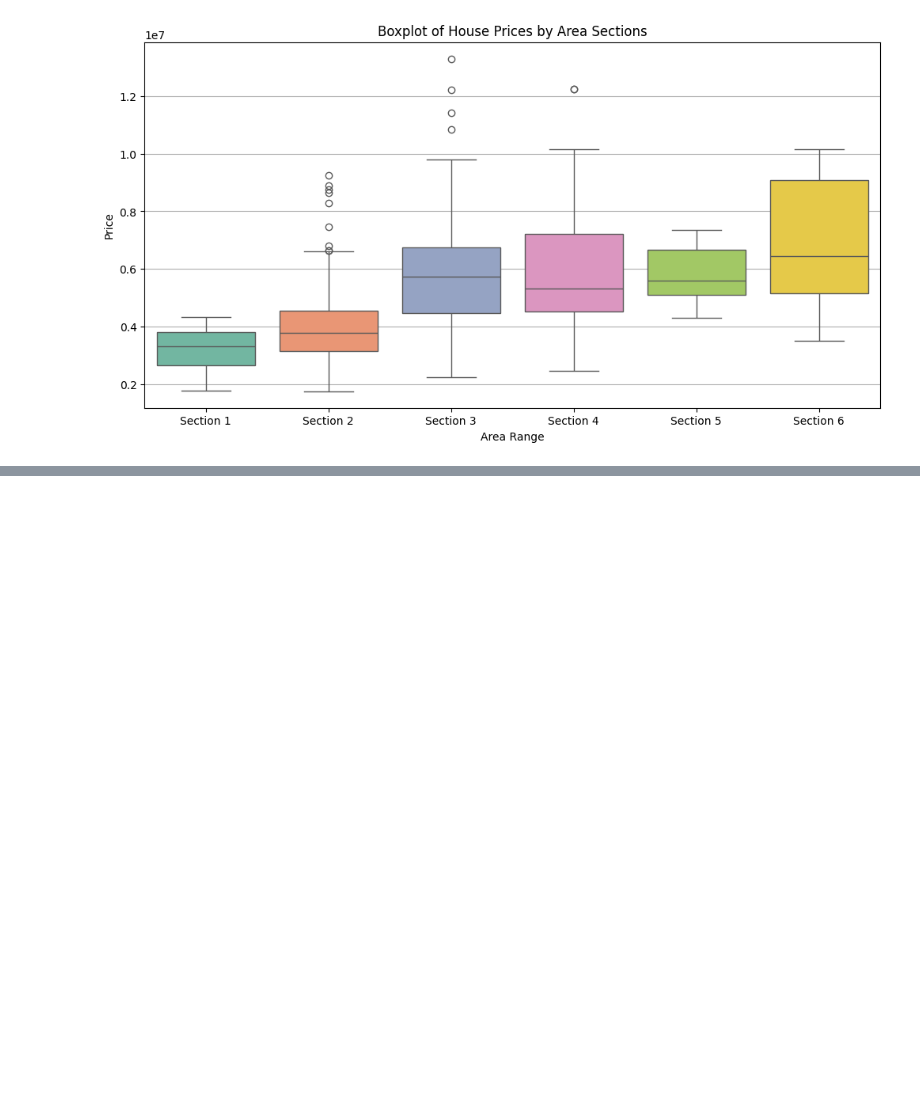
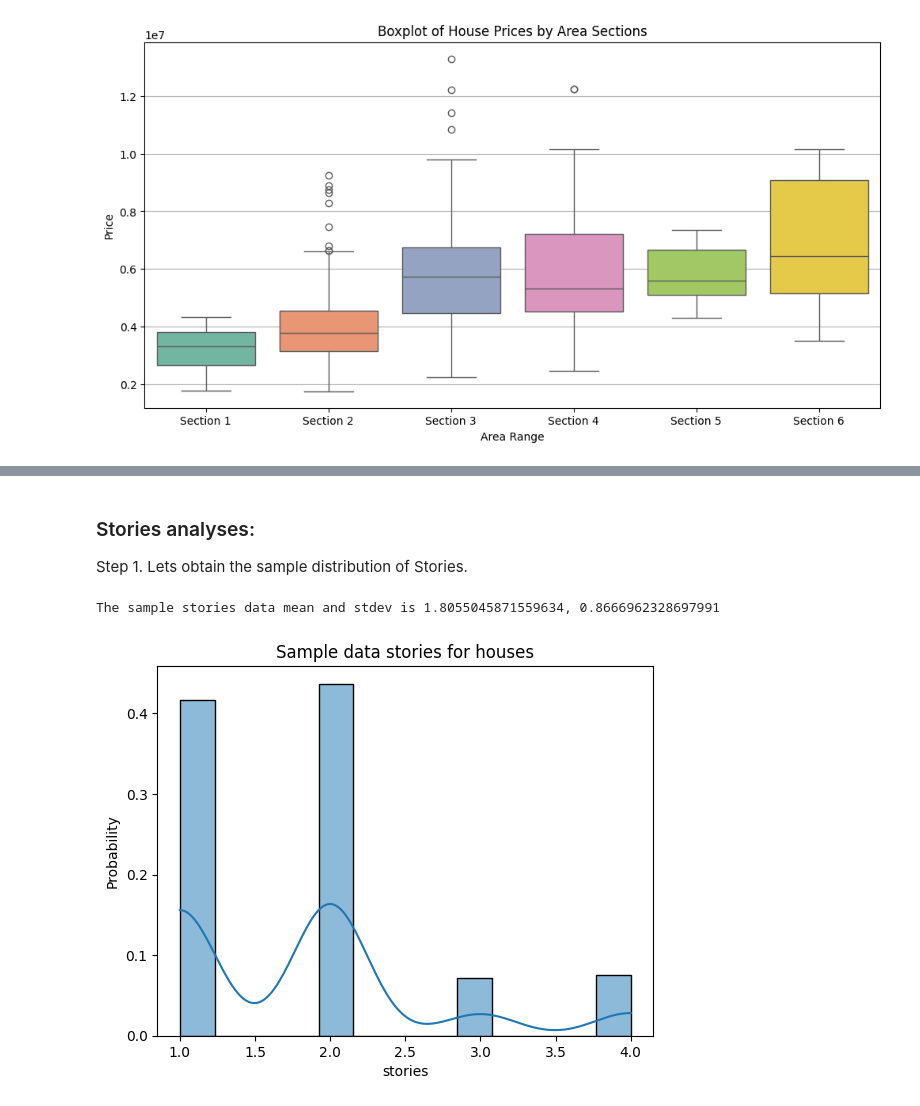
Before and after one commit to apadin-usd/AAI-500-Final-Project-Code-Team-4, a Jupyter notebook: notebooks/EDA_high_corr_features.ipynb, the cells around one changed output, grey strips where cells are left out. Drawn from its saved outputs; the diff is of its cells as text; code cells hidden in the pictures; blank space fills up the shorter version.

```diff
--- a/notebooks/EDA_high_corr_features.ipynb
+++ b/notebooks/EDA_high_corr_features.ipynb
@@ -348,0 +465,21 @@ Air conditioning:
+# %% [markdown]
+### Stories analyses:
+
+Step 1. Lets obtain the sample distribution of Stories.
+# %%
+#Obtain the stories data
+stories_data = df_high_corr_features["stories"].to_numpy()
+
+fig1, ax1 = plt.subplots()
+sns.histplot(ax = ax1, data=stories_data, kde=True,\
+    stat="probability")
+ax1.set_xlabel("stories")
+ax1.set_title("Sample data stories for houses")
+
+# Calculate the stories mean and standard deviation
+sample_area_data = np.mean(stories_data)
+sample_std_data = np.std(stories_data)
+print(f"The sample stories data mean and stdev is {sample_area_data}, {sample_std_data}")
+# %% [output]
+The sample stories data mean and stdev is 1.8055045871559634, 0.8666962328697991
+[figure, added]
```
Also changed, not shown: parts of 16 cells of this notebook.
